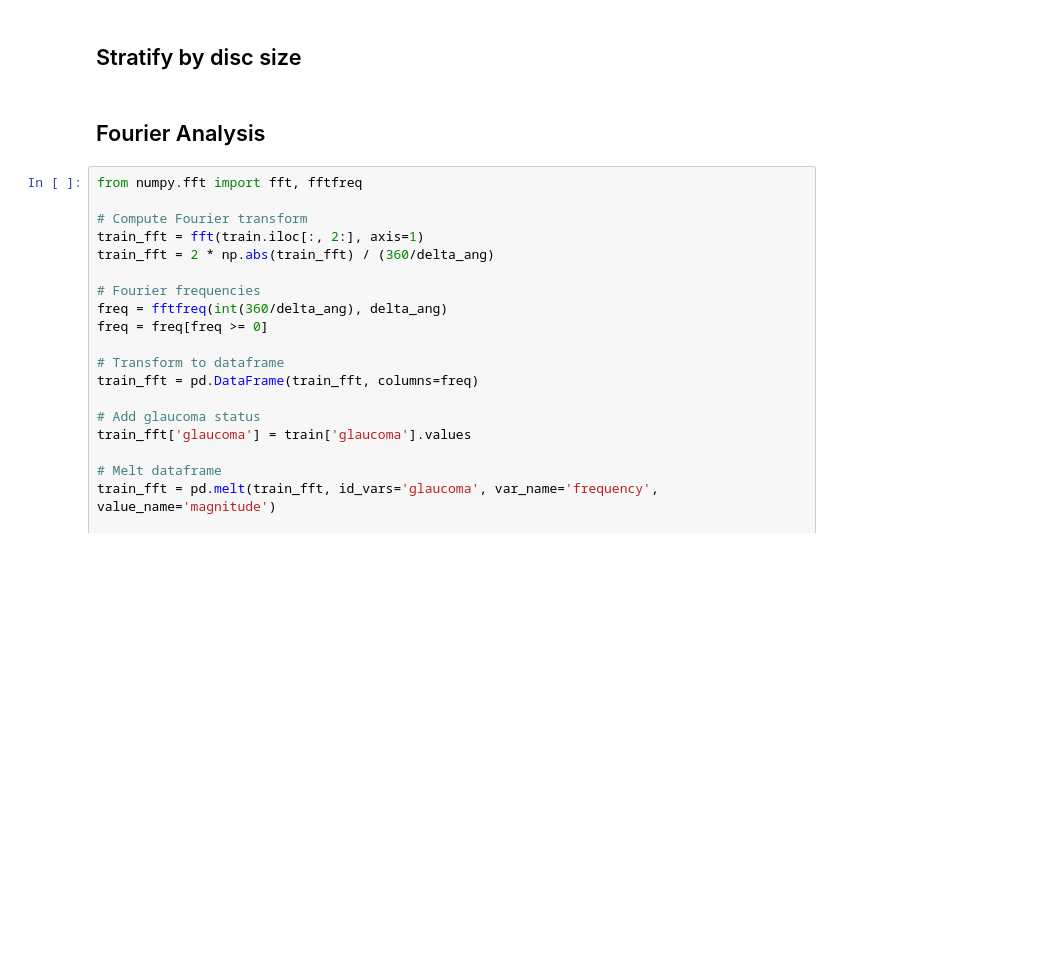
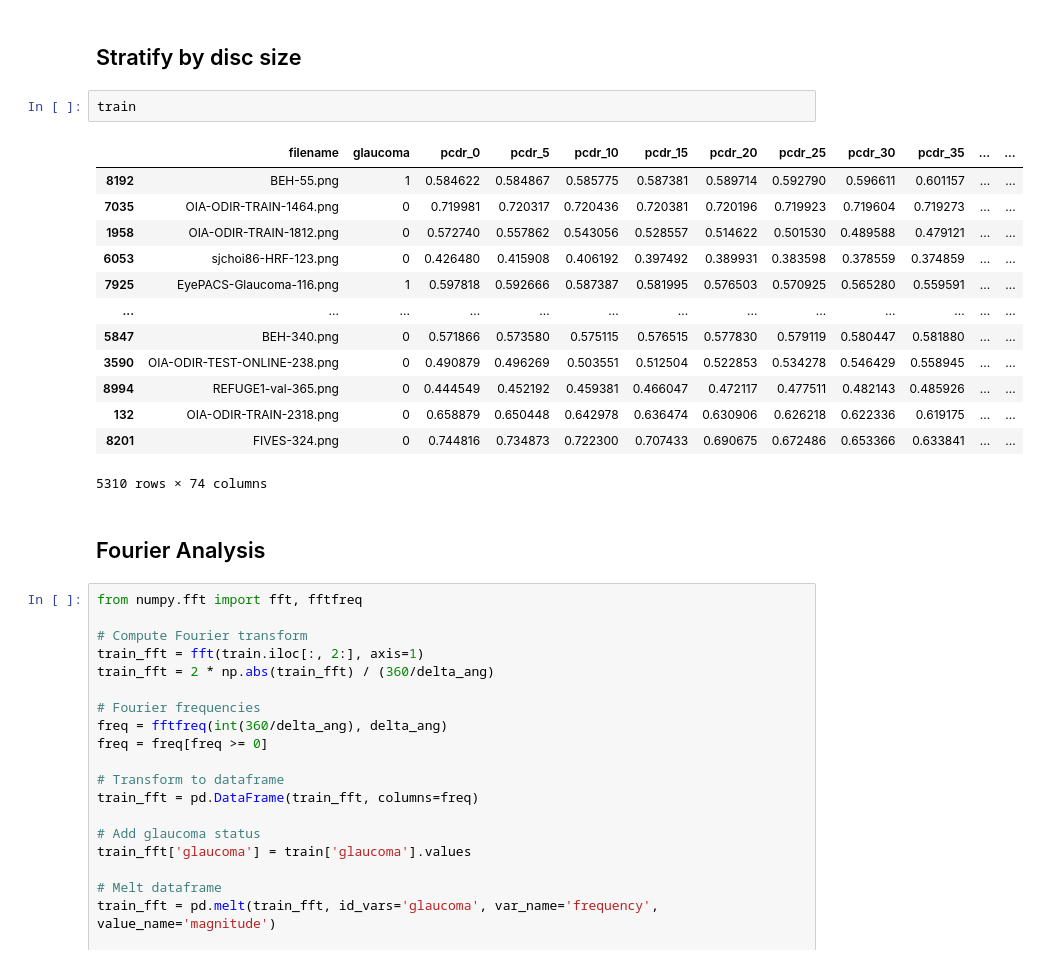
Before and after one commit to Borja21091/Prapillyzer, a Jupyter notebook: notebooks/SMDG_analysis.ipynb, the cells around one changed output. Cells and saved outputs as stored; diff of their text form; blank space fills up the shorter version.

```diff
--- a/notebooks/SMDG_analysis.ipynb
+++ b/notebooks/SMDG_analysis.ipynb
@@ -116,5 +116,21 @@ plt.show()
 # %% [markdown]
 ## Stratify by disc size
+# %%
+train
+# %% [output]
+|  | filename | glaucoma | pcdr_0 | pcdr_5 | pcdr_10 | pcdr_15 | pcdr_20 | pcdr_25 | pcdr_30 | pcdr_35 | ... | ... |
+| 8192 | BEH-55.png | 1 | 0.584622 | 0.584867 | 0.585775 | 0.587381 | 0.589714 | 0.592790 | 0.596611 | 0.601157 | ... | ... |
+| 7035 | OIA-ODIR-TRAIN-1464.png | 0 | 0.719981 | 0.720317 | 0.720436 | 0.720381 | 0.720196 | 0.719923 | 0.719604 | 0.719273 | ... | ... |
+| 1958 | OIA-ODIR-TRAIN-1812.png | 0 | 0.572740 | 0.557862 | 0.543056 | 0.528557 | 0.514622 | 0.501530 | 0.489588 | 0.479121 | ... | ... |
+| 6053 | sjchoi86-HRF-123.png | 0 | 0.426480 | 0.415908 | 0.406192 | 0.397492 | 0.389931 | 0.383598 | 0.378559 | 0.374859 | ... | ... |
+| 7925 | EyePACS-Glaucoma-116.png | 1 | 0.597818 | 0.592666 | 0.587387 | 0.581995 | 0.576503 | 0.570925 | 0.565280 | 0.559591 | ... | ... |
+| ... | ... | ... | ... | ... | ... | ... | ... | ... | ... | ... | ... | ... |
+| 5847 | BEH-340.png | 0 | 0.571866 | 0.573580 | 0.575115 | 0.576515 | 0.577830 | 0.579119 | 0.580447 | 0.581880 | ... | ... |
+| 3590 | OIA-ODIR-TEST-ONLINE-238.png | 0 | 0.490879 | 0.496269 | 0.503551 | 0.512504 | 0.522853 | 0.534278 | 0.546429 | 0.558945 | ... | ... |
+| 8994 | REFUGE1-val-365.png | 0 | 0.444549 | 0.452192 | 0.459381 | 0.466047 | 0.472117 | 0.477511 | 0.482143 | 0.485926 | ... | ... |
+| 132 | OIA-ODIR-TRAIN-2318.png | 0 | 0.658879 | 0.650448 | 0.642978 | 0.636474 | 0.630906 | 0.626218 | 0.622336 | 0.619175 | ... | ... |
+| 8201 | FIVES-324.png | 0 | 0.744816 | 0.734873 | 0.722300 | 0.707433 | 0.690675 | 0.672486 | 0.653366 | 0.633841 | ... | ... |
+5310 rows × 74 columns
 # %% [markdown]
 ## Fourier Analysis
 # %%
```
Also changed, not shown: parts of 2 cells of this notebook.
